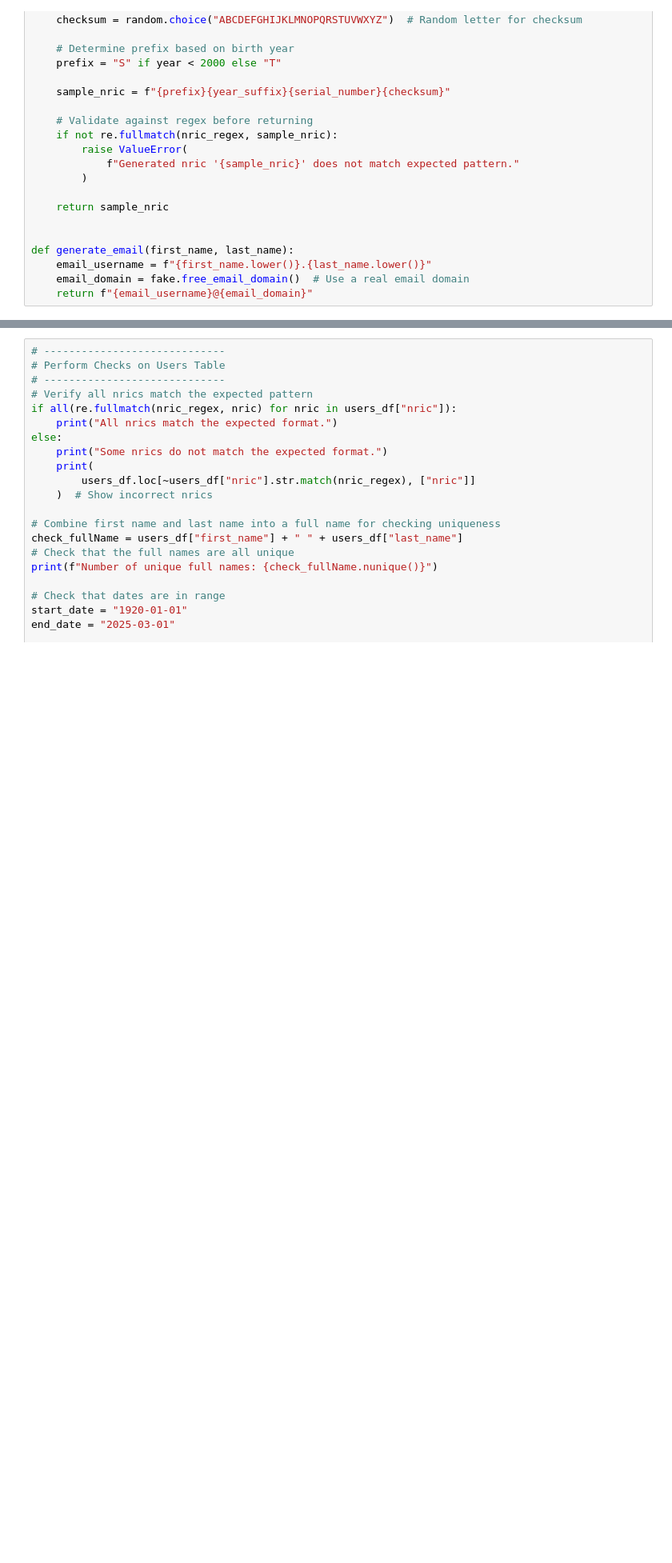
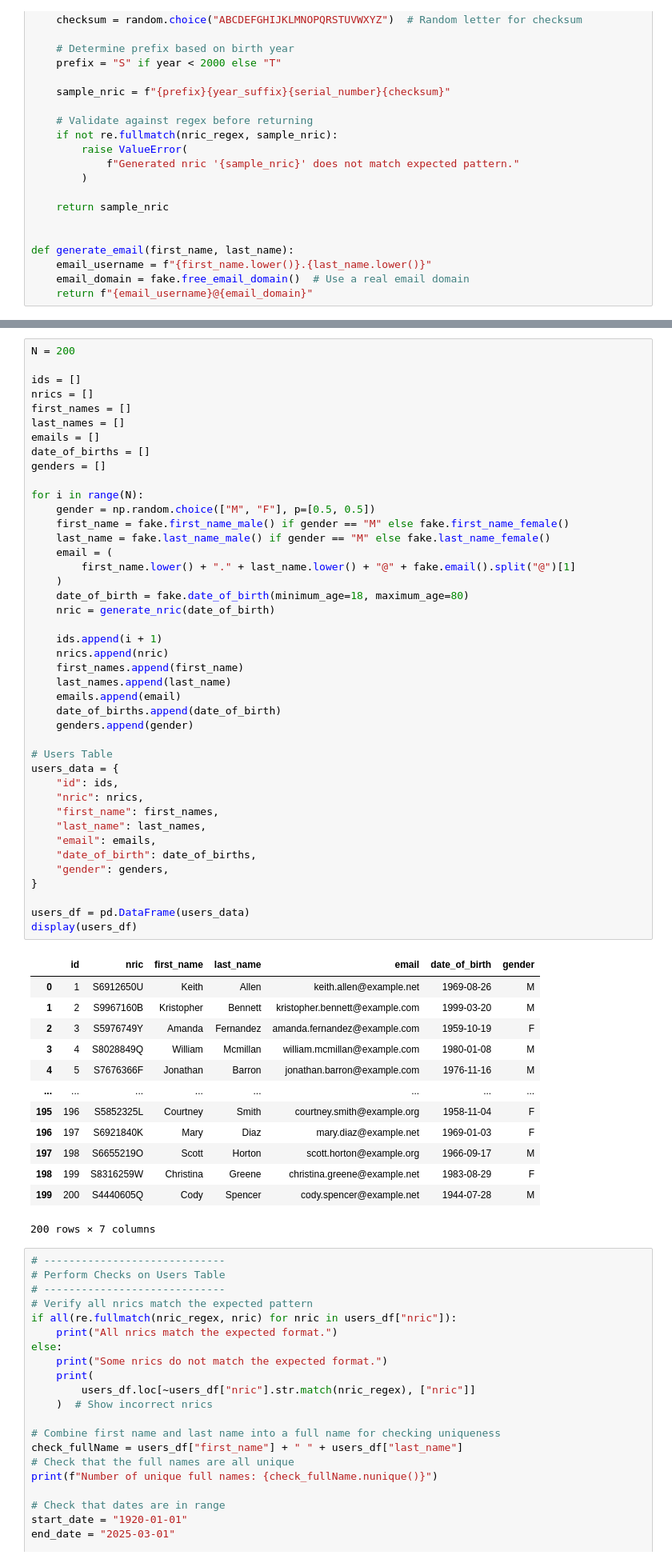
Before and after one commit to 0Upjh80d/agents, a Jupyter notebook: notebooks/genarate_database.ipynb, the cells around one changed output, grey strips where cells are left out. Shown at 80% size. Drawn from its saved outputs; the diff is of its cells as text; blank space fills up the shorter version.

Commit message:
chore: refactor generate dummy users table

```diff
--- a/notebooks/genarate_database.ipynb
+++ b/notebooks/genarate_database.ipynb
@@ -384,3 +325,59 @@ display(users_df)
+# %%
+N = 200
+
+ids = []
+nrics = []
+first_names = []
+last_names = []
+emails = []
+date_of_births = []
+genders = []
+
+for i in range(N):
+    gender = np.random.choice(["M", "F"], p=[0.5, 0.5])
+    first_name = fake.first_name_male() if gender == "M" else fake.first_name_female()
+    last_name = fake.last_name_male() if gender == "M" else fake.last_name_female()
+    email = (
+        first_name.lower() + "." + last_name.lower() + "@" + fake.email().split("@")[1]
+    )
+    date_of_birth = fake.date_of_birth(minimum_age=18, maximum_age=80)
+    nric = generate_nric(date_of_birth)
+
+    ids.append(i + 1)
+    nrics.append(nric)
+    first_names.append(first_name)
+    last_names.append(last_name)
+    emails.append(email)
+    date_of_births.append(date_of_birth)
+    genders.append(gender)
+
+# Users Table
+users_data = {
+    "id": ids,
+    "nric": nrics,
+    "first_name": first_names,
+    "last_name": last_names,
+    "email": emails,
+    "date_of_birth": date_of_births,
+    "gender": genders,
+}
+
+users_df = pd.DataFrame(users_data)
+display(users_df)
+# %% [output]
+|  | id | nric | first_name | last_name | email | date_of_birth | gender |
+| 0 | 1 | S6912650U | Keith | Allen | keith.allen@example.net | 1969-08-26 | M |
+| 1 | 2 | S9967160B | Kristopher | Bennett | kristopher.bennett@example.com | 1999-03-20 | M |
+| 2 | 3 | S5976749Y | Amanda | Fernandez | amanda.fernandez@example.com | 1959-10-19 | F |
+| 3 | 4 | S8028849Q | William | Mcmillan | william.mcmillan@example.com | 1980-01-08 | M |
+| 4 | 5 | S7676366F | Jonathan | Barron | jonathan.barron@example.com | 1976-11-16 | M |
+| ... | ... | ... | ... | ... | ... | ... | ... |
+| 195 | 196 | S5852325L | Courtney | Smith | courtney.smith@example.org | 1958-11-04 | F |
+| 196 | 197 | S6921840K | Mary | Diaz | mary.diaz@example.net | 1969-01-03 | F |
+| 197 | 198 | S6655219O | Scott | Horton | scott.horton@example.org | 1966-09-17 | M |
+| 198 | 199 | S8316259W | Christina | Greene | christina.greene@example.net | 1983-08-29 | F |
+| 199 | 200 | S4440605Q | Cody | Spencer | cody.spencer@example.net | 1944-07-28 | M |
+200 rows × 7 columns
 # %%
 # -----------------------------
 # Perform Checks on Users Table
```
Also changed, not shown: parts of 11 cells of this notebook.
